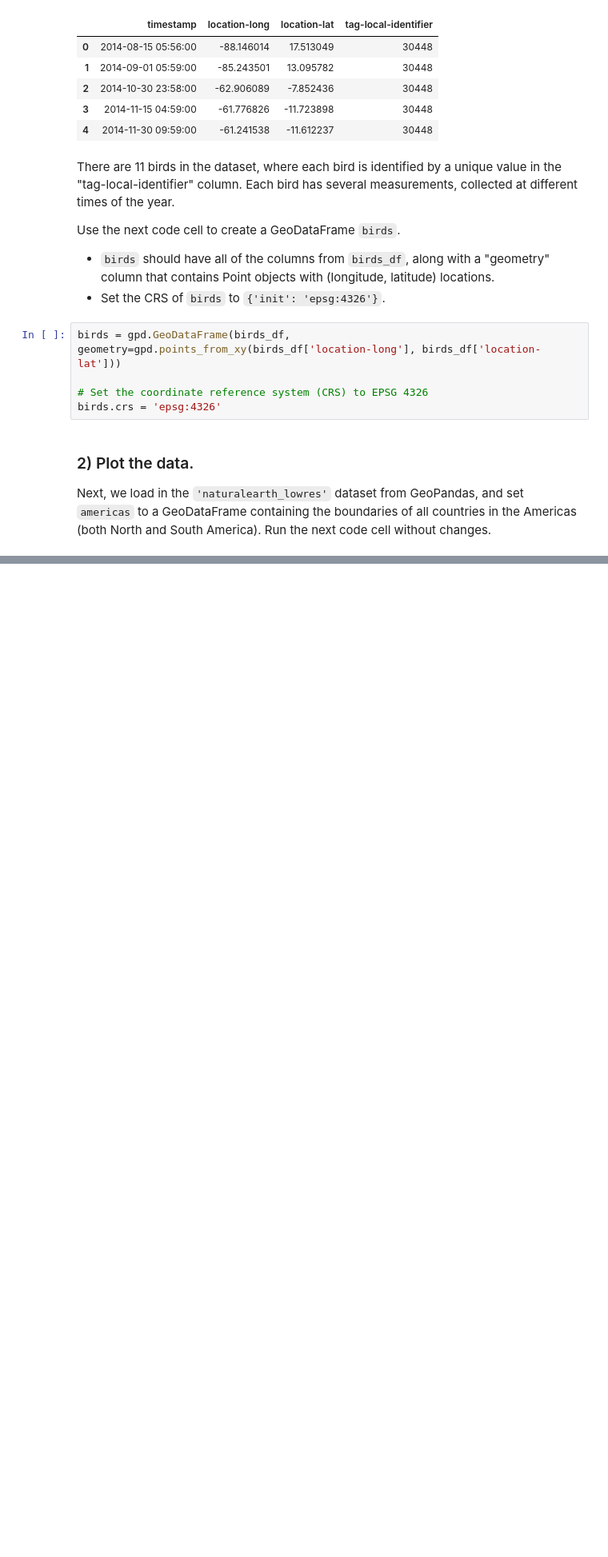
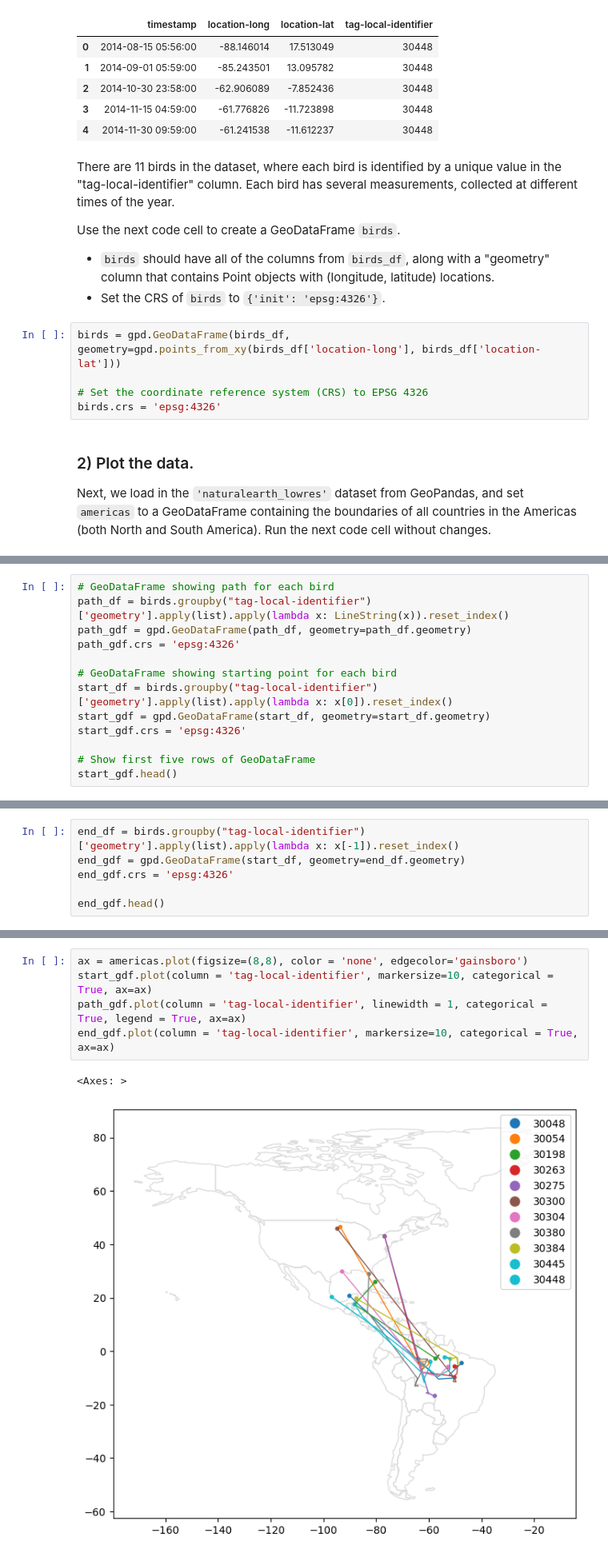
Before and after one commit to bcjspiros/edu-kaggle-GeospatialAnalysis, a Jupyter notebook: notebooks/Python/CoordinateReferenceSystems.ipynb, the cells around one changed output, grey strips where cells are left out. Shown at 80% size. Saved outputs shown, nothing was run; the diff lists cells and outputs as text; blank space fills up the shorter version.

```diff
--- a/notebooks/Python/CoordinateReferenceSystems.ipynb
+++ b/notebooks/Python/CoordinateReferenceSystems.ipynb
@@ -210,0 +196,13 @@ EPSG:3857
+# %%
+# GeoDataFrame showing path for each bird
+path_df = birds.groupby("tag-local-identifier")['geometry'].apply(list).apply(lambda x: LineString(x)).reset_index()
+path_gdf = gpd.GeoDataFrame(path_df, geometry=path_df.geometry)
+path_gdf.crs = 'epsg:4326'
+
+# GeoDataFrame showing starting point for each bird
+start_df = birds.groupby("tag-local-identifier")['geometry'].apply(list).apply(lambda x: x[0]).reset_index()
+start_gdf = gpd.GeoDataFrame(start_df, geometry=start_df.geometry)
+start_gdf.crs = 'epsg:4326'
+
+# Show first five rows of GeoDataFrame
+start_gdf.head()
@@ -210,0 +220,6 @@ EPSG:3857
+# %%
+end_df = birds.groupby("tag-local-identifier")['geometry'].apply(list).apply(lambda x: x[-1]).reset_index()
+end_gdf = gpd.GeoDataFrame(start_df, geometry=end_df.geometry)
+end_gdf.crs = 'epsg:4326'
+
+end_gdf.head()
@@ -210,0 +237,8 @@ EPSG:3857
+# %%
+ax = americas.plot(figsize=(8,8), color = 'none', edgecolor='gainsboro')
+start_gdf.plot(column = 'tag-local-identifier', markersize=10, categorical = True, ax=ax)
+path_gdf.plot(column = 'tag-local-identifier', linewidth = 1, categorical = True, legend = True, ax=ax)
+end_gdf.plot(column = 'tag-local-identifier', markersize=10, categorical = True, ax=ax)
+# %% [output]
+<Axes: >
+[figure, added]
```
Also changed, not shown: parts of 26 cells of this notebook, 8 other files.
